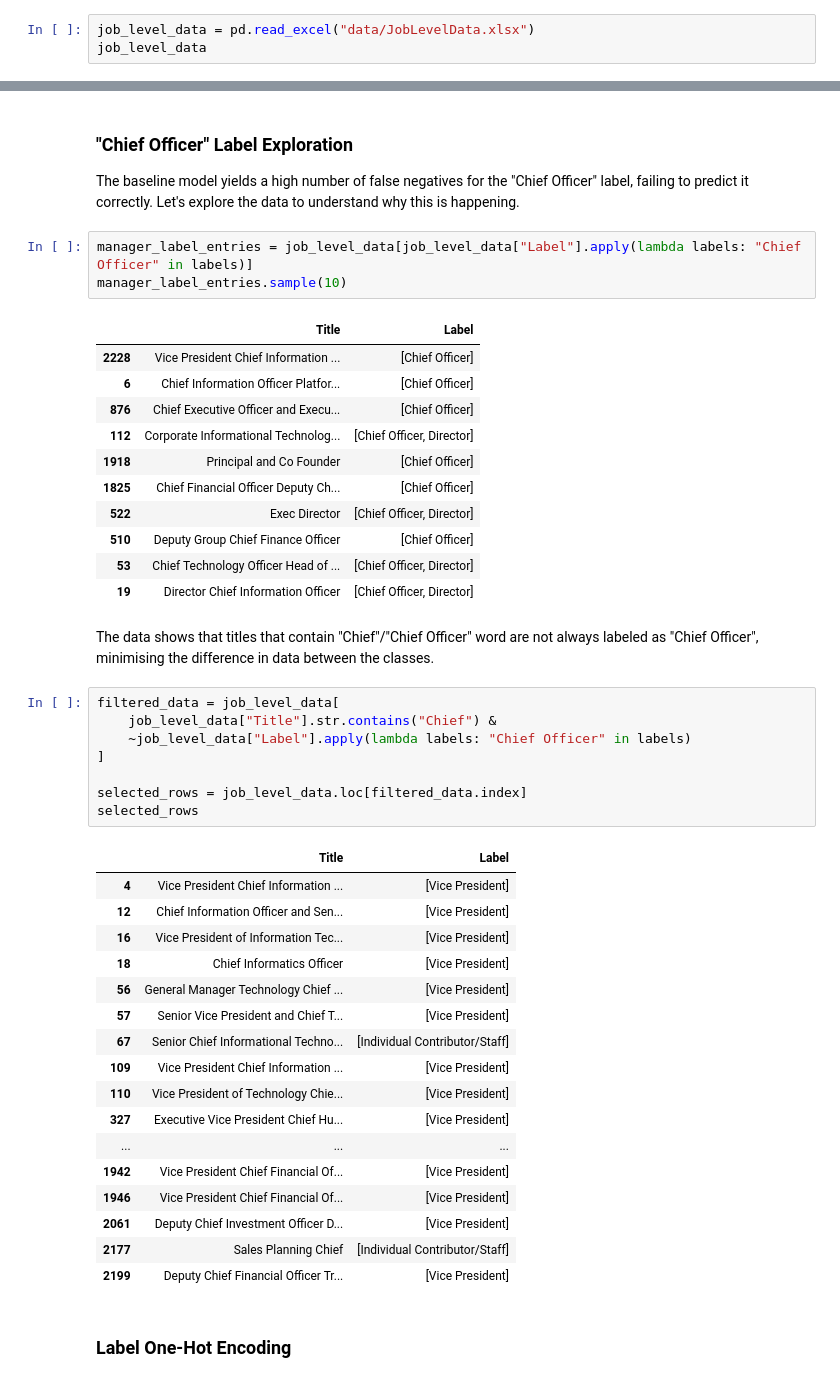
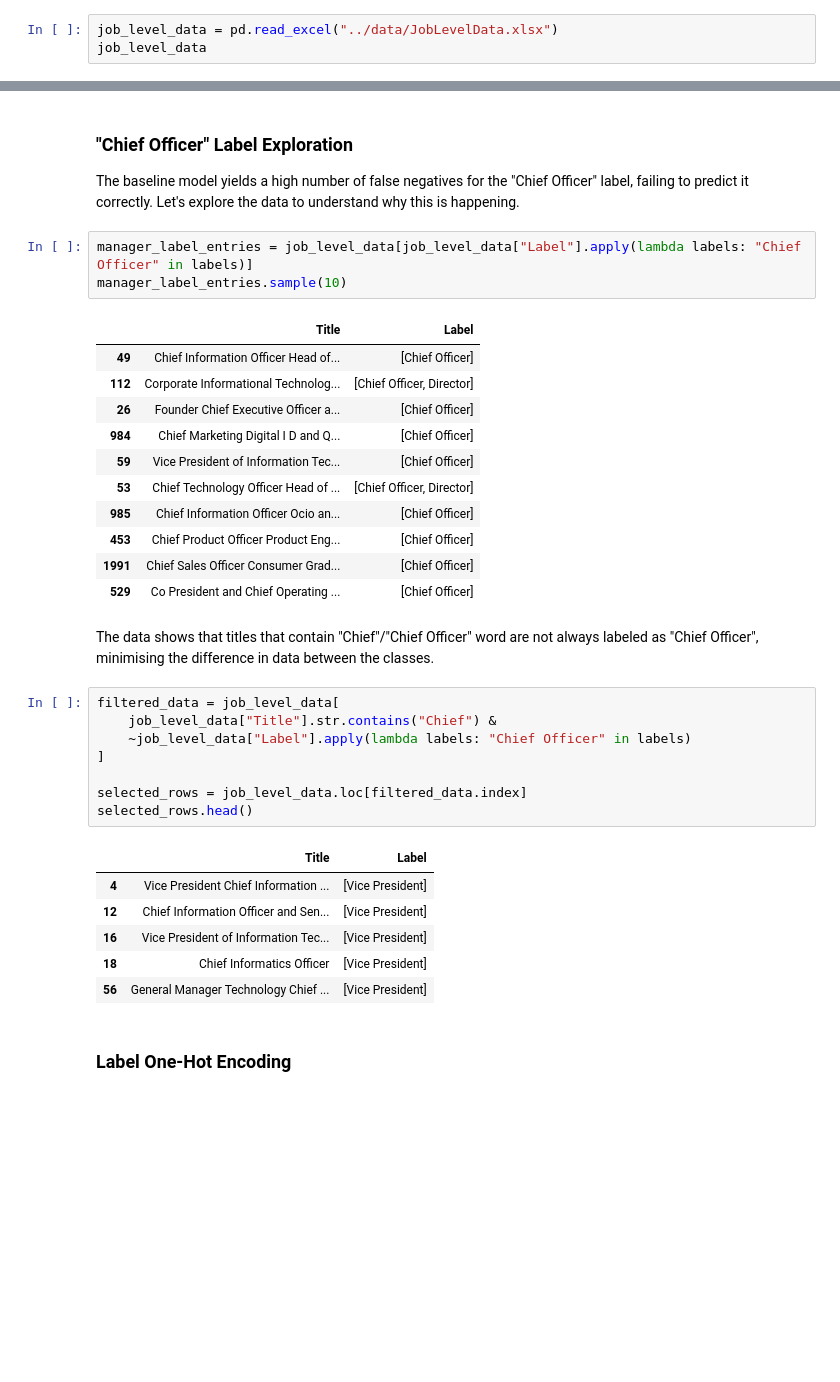
Before and after one commit to anyaachan/JobTitleClassification, a Jupyter notebook: notebooks/data_preparation.ipynb, the cells around one changed output, grey strips where cells are left out. Cells and saved outputs as stored; diff of their text form; blank space fills up the shorter version.

```diff
--- a/notebooks/data_preparation.ipynb
+++ b/notebooks/data_preparation.ipynb
@@ -10,7 +10,7 @@ import re
 # Exploratory Data Analysis
 ### Import Data
 # %%
-job_level_data = pd.read_excel("data/JobLevelData.xlsx")
+job_level_data = pd.read_excel("../data/JobLevelData.xlsx")
 job_level_data
 # %% [output]
 |  | Title | Column 1 | Column 2 | Column 3 | Column 4 |
@@ -249,44 +251,33 @@ manager_label_entries = job_level_data[job_level_data["Label"].apply(lambda labe
 manager_label_entries.sample(10)
 # %% [output]
 |  | Title | Label |
-| 2228 | Vice President Chief Information ... | [Chief Officer] |
-| 6 | Chief Information Officer Platfor... | [Chief Officer] |
-| 876 | Chief Executive Officer and Execu... | [Chief Officer] |
+| 49 | Chief Information Officer Head of... | [Chief Officer] |
 | 112 | Corporate Informational Technolog... | [Chief Officer, Director] |
-| 1918 | Principal and Co Founder | [Chief Officer] |
-| 1825 | Chief Financial Officer Deputy Ch... | [Chief Officer] |
-| 522 | Exec Director | [Chief Officer, Director] |
-| 510 | Deputy Group Chief Finance Officer | [Chief Officer] |
+| 26 | Founder Chief Executive Officer a... | [Chief Officer] |
+| 984 | Chief Marketing Digital I D and Q... | [Chief Officer] |
+| 59 | Vice President of Information Tec... | [Chief Officer] |
 | 53 | Chief Technology Officer Head of ... | [Chief Officer, Director] |
-| 19 | Director Chief Information Officer | [Chief Officer, Director] |
+| 985 | Chief Information Officer Ocio an... | [Chief Officer] |
+| 453 | Chief Product Officer Product Eng... | [Chief Officer] |
+| 1991 | Chief Sales Officer Consumer Grad... | [Chief Officer] |
+| 529 | Co President and Chief Operating ... | [Chief Officer] |
 # %% [markdown]
 The data shows that titles that contain "Chief"/"Chief Officer" word are not always labeled as "Chief Officer", minimising the difference in data between the classes.
 # %%
 filtered_data = job_level_data[
     job_level_data["Title"].str.contains("Chief") &
     ~job_level_data["Label"].apply(lambda labels: "Chief Officer" in labels)
 ]
 
 selected_rows = job_level_data.loc[filtered_data.index]
-selected_rows
+selected_rows.head()
 # %% [output]
 |  | Title | Label |
 | 4 | Vice President Chief Information ... | [Vice President] |
 | 12 | Chief Information Officer and Sen... | [Vice President] |
 | 16 | Vice President of Information Tec... | [Vice President] |
 | 18 | Chief Informatics Officer | [Vice President] |
 | 56 | General Manager Technology Chief ... | [Vice President] |
-| 57 | Senior Vice President and Chief T... | [Vice President] |
-| 67 | Senior Chief Informational Techno... | [Individual Contributor/Staff] |
-| 109 | Vice President Chief Information ... | [Vice President] |
-| 110 | Vice President of Technology Chie... | [Vice President] |
-| 327 | Executive Vice President Chief Hu... | [Vice President] |
-| ... | ... | ... |
-| 1942 | Vice President Chief Financial Of... | [Vice President] |
-| 1946 | Vice President Chief Financial Of... | [Vice President] |
-| 2061 | Deputy Chief Investment Officer D... | [Vice President] |
-| 2177 | Sales Planning Chief | [Individual Contributor/Staff] |
-| 2199 | Deputy Chief Financial Officer Tr... | [Vice President] |
 # %% [markdown]
 ### Label One-Hot Encoding
 # %%
```
Also changed, not shown: parts of 9 cells of this notebook, 3 other files.
